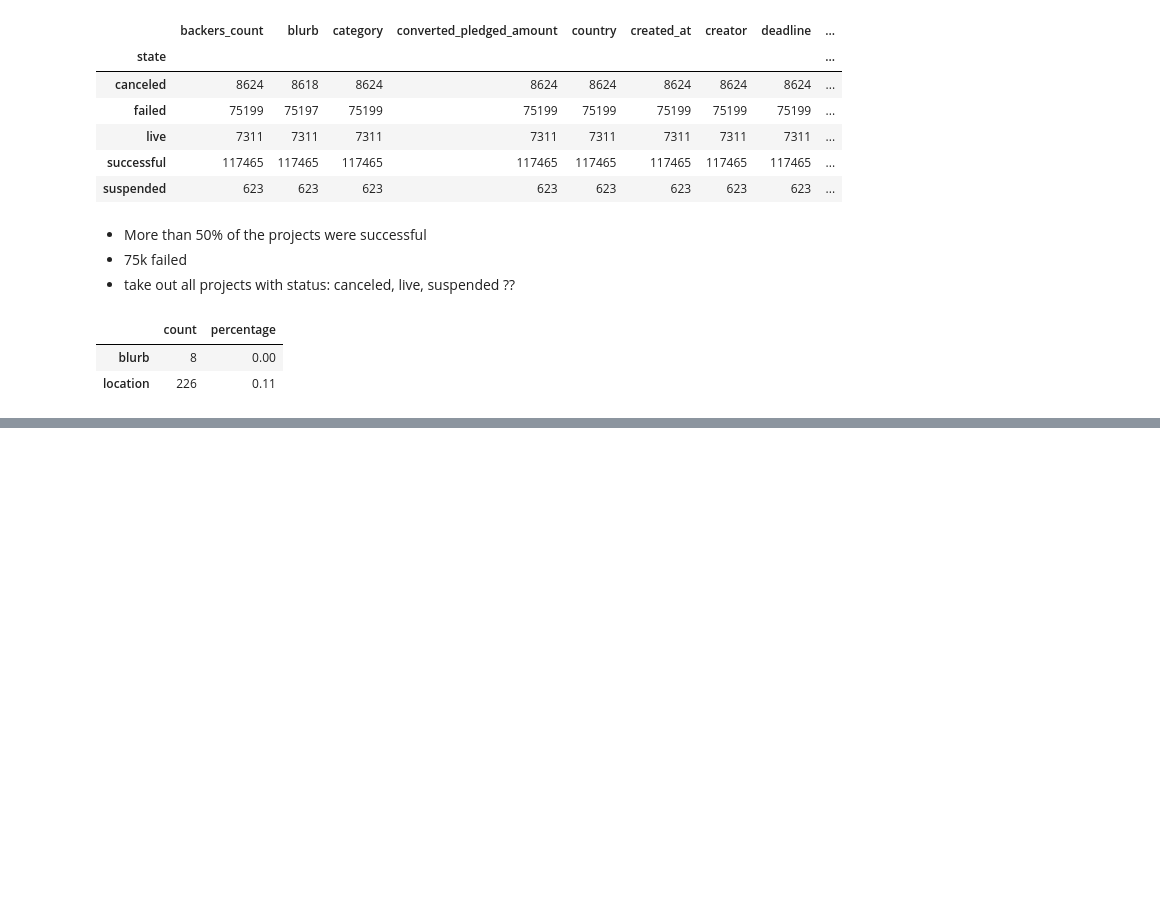
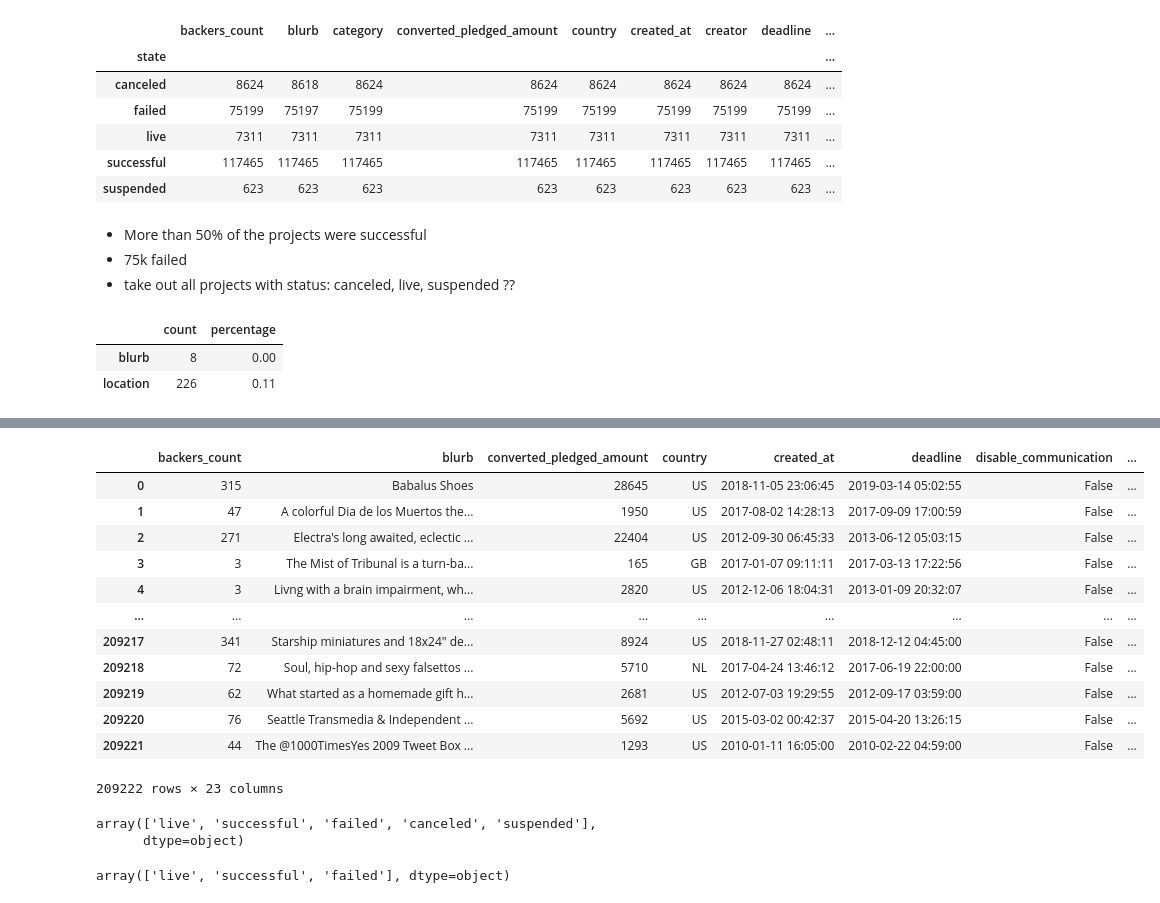
Before and after one commit to yvesgl1/kickstar, a Jupyter notebook: notebooks/EDA_Juliane.ipynb, the cells around one changed output, grey strips where cells are left out. Drawn from its saved outputs; the diff is of its cells as text; code cells hidden in the pictures; blank space fills up the shorter version.

```diff
--- a/notebooks/EDA_Juliane.ipynb
+++ b/notebooks/EDA_Juliane.ipynb
@@ -140,0 +233,6 @@ missing_values.query('count != 0')
+# %%
+# i reviewed all the data in stdf i think we can erase  slug, position, color and urls
+
+cols_del = [ 'position', 'color',  'urls']
+
+stdf.drop(cols_del, inplace=True, axis=1)
@@ -140,0 +275,7 @@ missing_values.query('count != 0')
+# %%
+# i reviewed all the data in stdf i think we can erase  slug, position, color and urls
+
+cols_del = [ 'category', 'creator',  'profile', 'location']
+
+frame.drop(cols_del, inplace=True, axis=1)
+frame.head()
@@ -140,0 +289,3 @@ missing_values.query('count != 0')
+# %%
+stdf= stdf.rename(columns={'id': 'subcategy_id', 'name': 'subcategory', 'slug': 'category', 'parent_id' :'category_id'})
+stdf
@@ -140,0 +306,23 @@ missing_values.query('count != 0')
+# %%
+frame=pd.concat([frame, stdf], axis=1)
+# %%
+frame
+# %% [output]
+|  | backers_count | blurb | converted_pledged_amount | country | created_at | deadline | disable_communication | ... |
+| 0 | 315 | Babalus Shoes | 28645 | US | 2018-11-05 23:06:45 | 2019-03-14 05:02:55 | False | ... |
+| 1 | 47 | A colorful Dia de los Muertos the... | 1950 | US | 2017-08-02 14:28:13 | 2017-09-09 17:00:59 | False | ... |
+| 2 | 271 | Electra's long awaited, eclectic ... | 22404 | US | 2012-09-30 06:45:33 | 2013-06-12 05:03:15 | False | ... |
+| 3 | 3 | The Mist of Tribunal is a turn-ba... | 165 | GB | 2017-01-07 09:11:11 | 2017-03-13 17:22:56 | False | ... |
+| 4 | 3 | Livng with a brain impairment, wh... | 2820 | US | 2012-12-06 18:04:31 | 2013-01-09 20:32:07 | False | ... |
+| ... | ... | ... | ... | ... | ... | ... | ... | ... |
+| 209217 | 341 | Starship miniatures and 18x24" de... | 8924 | US | 2018-11-27 02:48:11 | 2018-12-12 04:45:00 | False | ... |
+| 209218 | 72 | Soul, hip-hop and sexy falsettos ... | 5710 | NL | 2017-04-24 13:46:12 | 2017-06-19 22:00:00 | False | ... |
+| 209219 | 62 | What started as a homemade gift h... | 2681 | US | 2012-07-03 19:29:55 | 2012-09-17 03:59:00 | False | ... |
+| 209220 | 76 | Seattle Transmedia & Independent ... | 5692 | US | 2015-03-02 00:42:37 | 2015-04-20 13:26:15 | False | ... |
+| 209221 | 44 | The @1000TimesYes 2009 Tweet Box ... | 1293 | US | 2010-01-11 16:05:00 | 2010-02-22 04:59:00 | False | ... |
+209222 rows × 23 columns
+# %%
+frame.state.unique()
+# %% [output]
+array(['live', 'successful', 'failed', 'canceled', 'suspended'],
+      dtype=object)
@@ -140,0 +333,4 @@ missing_values.query('count != 0')
+# %%
+frame.state.unique()
+# %% [output]
+array(['live', 'successful', 'failed'], dtype=object)
```
Also changed, not shown: parts of 25 cells of this notebook.
